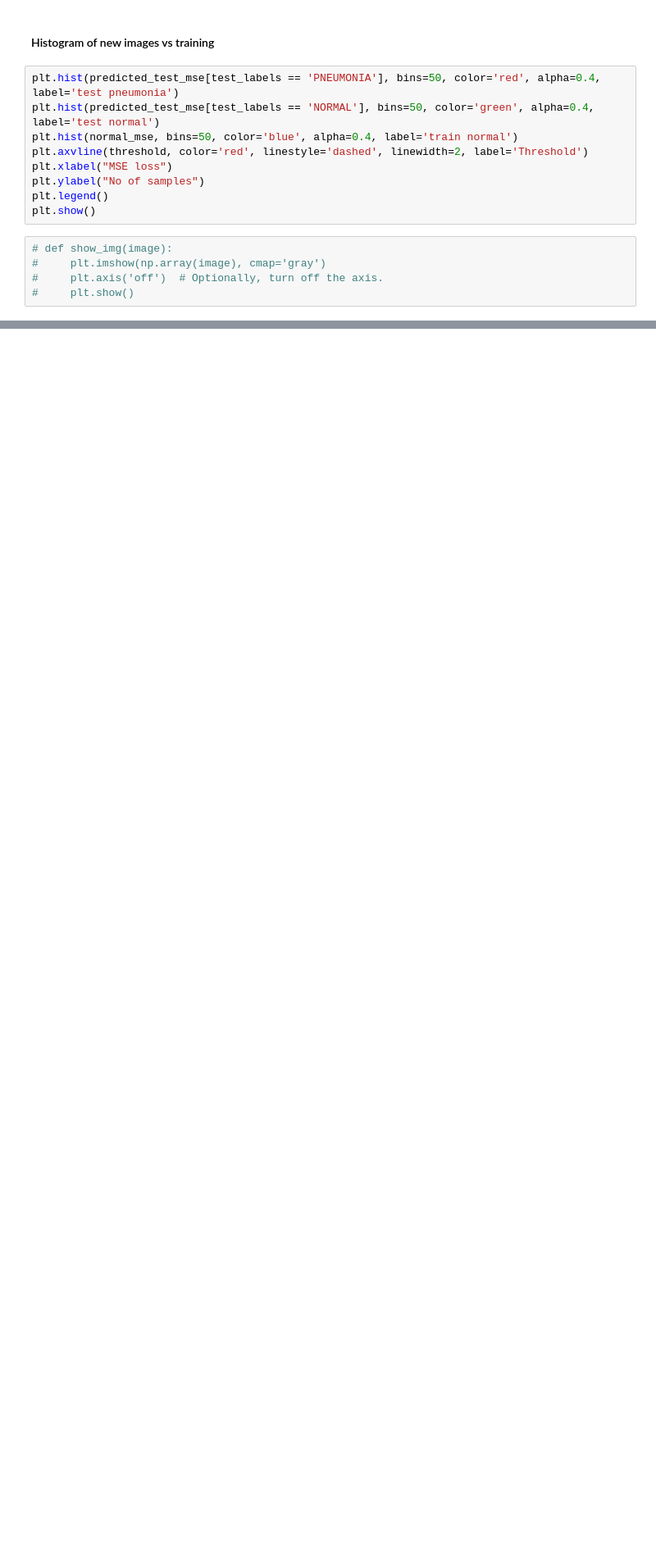
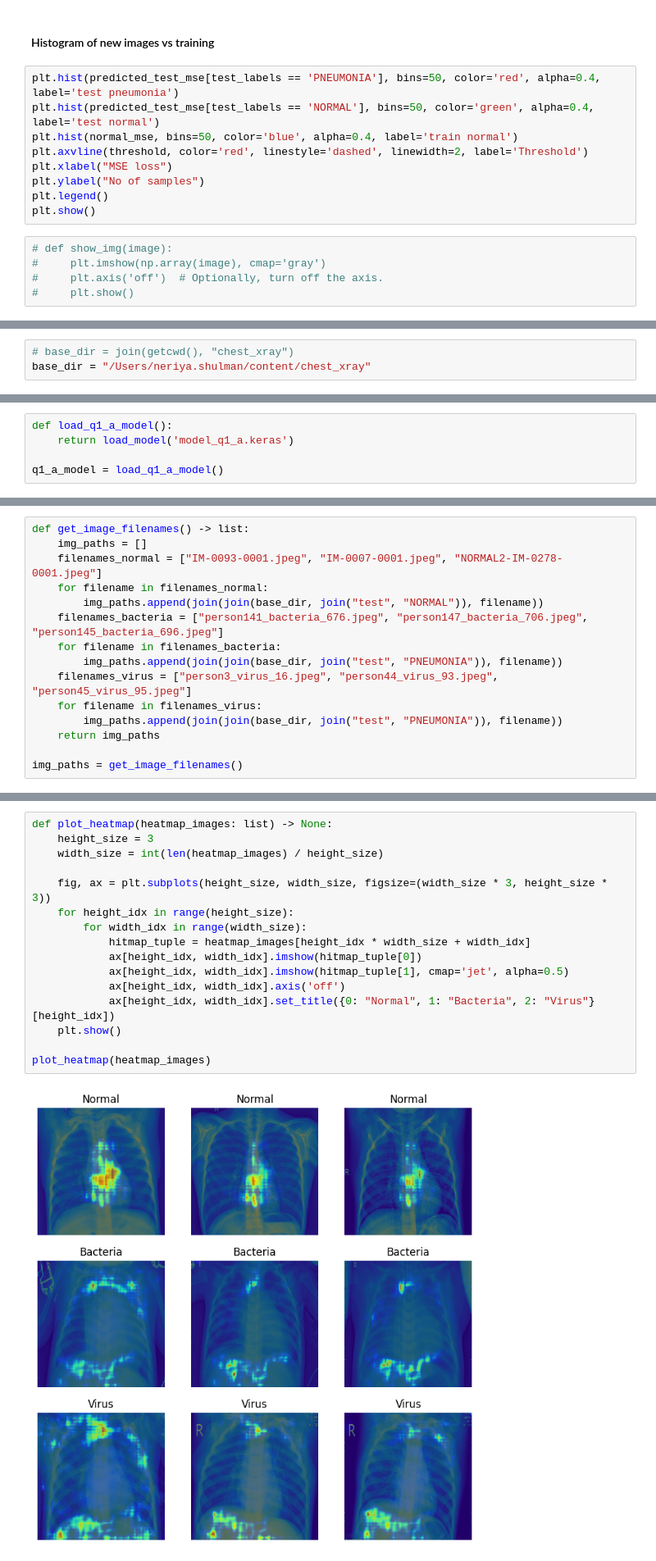
Before and after one commit to neriyashul/dl_course, a Jupyter notebook: test.ipynb, the cells around one changed output, grey strips where cells are left out. Shown at 82% size. Saved outputs shown, nothing was run; the diff lists cells and outputs as text; blank space fills up the shorter version.

```diff
--- a/test.ipynb
+++ b/test.ipynb
@@ -411,0 +418,3 @@ Test MSE difference in accuracy: 7.6735254e-05
+# %%
+# base_dir = join(getcwd(), "chest_xray")
+base_dir = "/Users/neriya.shulman/content/chest_xray"
@@ -411,0 +423,5 @@ Test MSE difference in accuracy: 7.6735254e-05
+# %%
+def load_q1_a_model():
+    return load_model('model_q1_a.keras')
+
+q1_a_model = load_q1_a_model()
@@ -411,0 +433,15 @@ Test MSE difference in accuracy: 7.6735254e-05
+# %%
+def get_image_filenames() -> list:
+    img_paths = []
+    filenames_normal = ["IM-0093-0001.jpeg", "IM-0007-0001.jpeg", "NORMAL2-IM-0278-0001.jpeg"]
+    for filename in filenames_normal:
+        img_paths.append(join(join(base_dir, join("test", "NORMAL")), filename))
+    filenames_bacteria = ["person141_bacteria_676.jpeg", "person147_bacteria_706.jpeg", "person145_bacteria_696.jpeg"]
+    for filename in filenames_bacteria:
+        img_paths.append(join(join(base_dir, join("test", "PNEUMONIA")), filename))
+    filenames_virus = ["person3_virus_16.jpeg", "person44_virus_93.jpeg", "person45_virus_95.jpeg"]
+    for filename in filenames_virus:
+        img_paths.append(join(join(base_dir, join("test", "PNEUMONIA")), filename))
+    return img_paths
+
+img_paths = get_image_filenames()
@@ -411,0 +509,18 @@ Test MSE difference in accuracy: 7.6735254e-05
+# %%
+def plot_heatmap(heatmap_images: list) -> None:
+    height_size = 3
+    width_size = int(len(heatmap_images) / height_size)
+
+    fig, ax = plt.subplots(height_size, width_size, figsize=(width_size * 3, height_size * 3))
+    for height_idx in range(height_size):
+        for width_idx in range(width_size):
+            hitmap_tuple = heatmap_images[height_idx * width_size + width_idx]
+            ax[height_idx, width_idx].imshow(hitmap_tuple[0])
+            ax[height_idx, width_idx].imshow(hitmap_tuple[1], cmap='jet', alpha=0.5)
+            ax[height_idx, width_idx].axis('off')
+            ax[height_idx, width_idx].set_title({0: "Normal", 1: "Bacteria", 2: "Virus"}[height_idx])
+    plt.show()
+
+plot_heatmap(heatmap_images)
+# %% [output]
+[figure, added]
```
Also changed, not shown: parts of 20 cells of this notebook.
